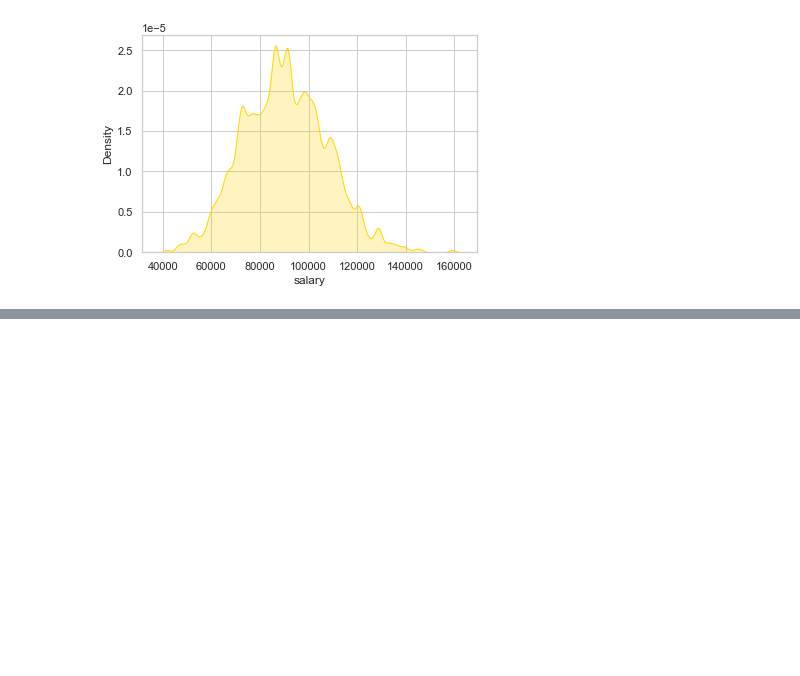
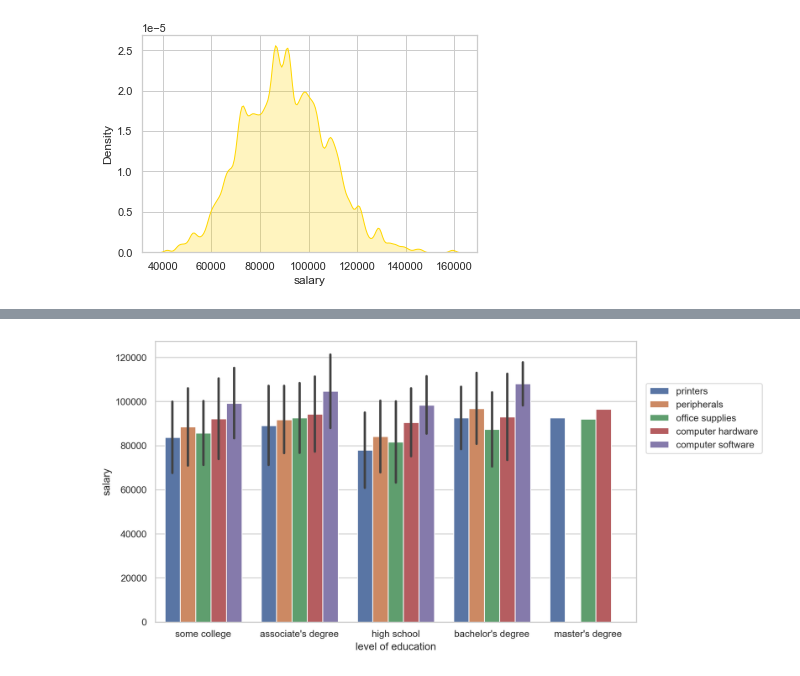
Before and after one commit to DanialAslam04/Time-Methods-pandas, a Jupyter notebook: Data Visualization/Seaborn/Data Visualization (Seaborn).ipynb, the cells around one changed output, grey strips where cells are left out. Saved outputs shown, nothing was run; the diff lists cells and outputs as text; code cells hidden in the pictures; blank space fills up the shorter version.

```diff
--- a/Data Visualization/Seaborn/Data Visualization (Seaborn).ipynb
+++ b/Data Visualization/Seaborn/Data Visualization (Seaborn).ipynb
@@ -246,0 +257,8 @@ sns.countplot(data=df, x='level of education', hue='division', palette='Paired')
+# %%
+plt.figure(figsize=(10,6),dpi=200)
+sns.barplot(x='level of education', y='salary', data=df, estimator=np.mean, ci='sd', hue ='division')
+
+plt.legend(loc=(1.02,0.6))
+plt.savefig('Barplot.png',bbox_inches='tight')
+# %% [output]
+[figure, added]
```
Also changed, not shown: parts of 25 cells of this notebook.
